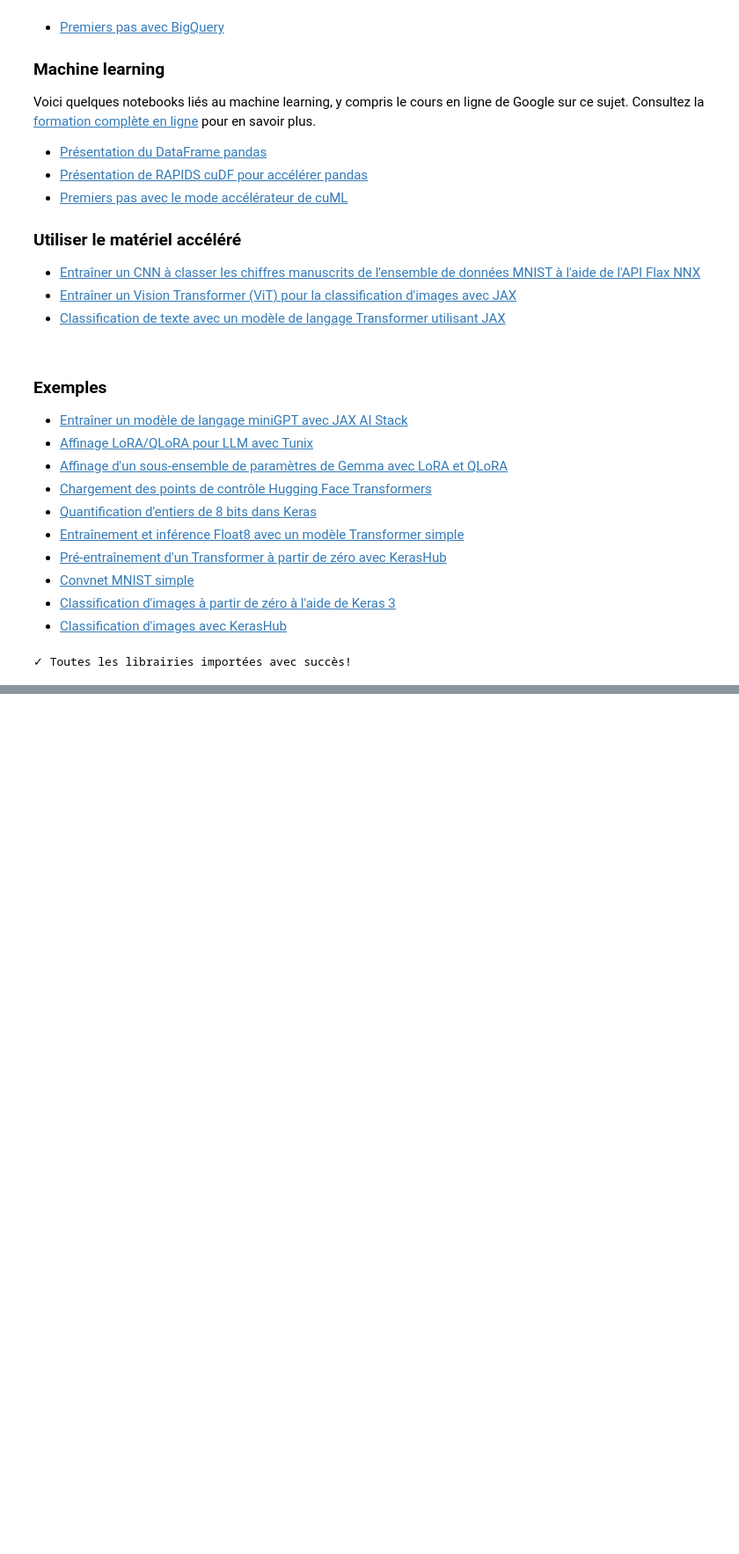
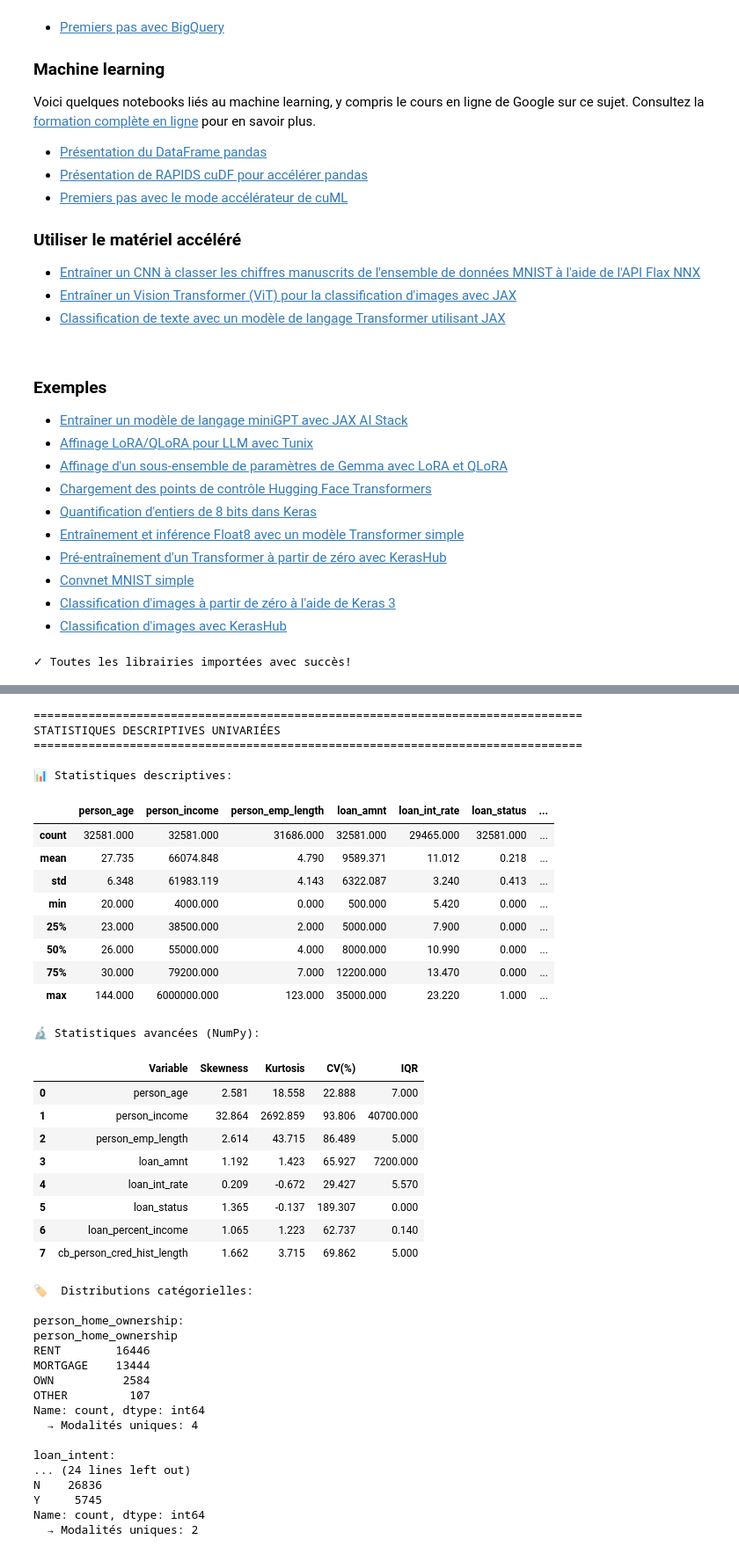
Before and after one commit to newdevdima/newdevdima.github.io, a Jupyter notebook: Bienvenue_dans_Colab.ipynb, the cells around one changed output, grey strips where cells are left out. Shown at 88% size. Saved outputs shown, nothing was run; the diff lists cells and outputs as text; code cells hidden in the pictures; blank space fills up the shorter version.

```diff
--- a/Bienvenue_dans_Colab.ipynb
+++ b/Bienvenue_dans_Colab.ipynb
@@ -259,0 +355,68 @@ print("✓ Toutes les librairies importées avec succès!")
+# %%
+print("="*80)
+print("STATISTIQUES DESCRIPTIVES UNIVARIÉES")
+print("="*80)
+
+# Statistiques de base (Pandas)
+print("\n📊 Statistiques descriptives:")
+display(df[numeric_cols].describe())
+
+# Statistiques avancées avec NumPy
+print("\n🔬 Statistiques avancées (NumPy):")
+stats_advanced = pd.DataFrame({
+    'Variable': numeric_cols,
+    'Skewness': [skew(df[col].dropna()) for col in numeric_cols],
+    'Kurtosis': [kurtosis(df[col].dropna()) for col in numeric_cols],
+    'CV(%)': [np.std(df[col].dropna())/np.mean(df[col].dropna())*100 for col in numeric_cols],
+    'IQR': [df[col].quantile(0.75) - df[col].quantile(0.25) for col in numeric_cols]
+})
+display(stats_advanced)
+
+# Variables catégorielles
+print("\n🏷️  Distributions catégorielles:")
+for col in categorical_cols:
+    print(f"\n{col}:")
+    print(df[col].value_counts())
+    print(f"  → Modalités uniques: {df[col].nunique()}")
+# %% [output]
+================================================================================
+STATISTIQUES DESCRIPTIVES UNIVARIÉES
+================================================================================
+
+📊 Statistiques descriptives:
+|  | person_age | person_income | person_emp_length | loan_amnt | loan_int_rate | loan_status | ... |
+| count | 32581.000 | 32581.000 | 31686.000 | 32581.000 | 29465.000 | 32581.000 | ... |
+| mean | 27.735 | 66074.848 | 4.790 | 9589.371 | 11.012 | 0.218 | ... |
+| std | 6.348 | 61983.119 | 4.143 | 6322.087 | 3.240 | 0.413 | ... |
+| min | 20.000 | 4000.000 | 0.000 | 500.000 | 5.420 | 0.000 | ... |
+| 25% | 23.000 | 38500.000 | 2.000 | 5000.000 | 7.900 | 0.000 | ... |
+| 50% | 26.000 | 55000.000 | 4.000 | 8000.000 | 10.990 | 0.000 | ... |
+| 75% | 30.000 | 79200.000 | 7.000 | 12200.000 | 13.470 | 0.000 | ... |
+| max | 144.000 | 6000000.000 | 123.000 | 35000.000 | 23.220 | 1.000 | ... |
+🔬 Statistiques avancées (NumPy):
+|  | Variable | Skewness | Kurtosis | CV(%) | IQR |
+| 0 | person_age | 2.581 | 18.558 | 22.888 | 7.000 |
+| 1 | person_income | 32.864 | 2692.859 | 93.806 | 40700.000 |
+| 2 | person_emp_length | 2.614 | 43.715 | 86.489 | 5.000 |
+| 3 | loan_amnt | 1.192 | 1.423 | 65.927 | 7200.000 |
+| 4 | loan_int_rate | 0.209 | -0.672 | 29.427 | 5.570 |
+| 5 | loan_status | 1.365 | -0.137 | 189.307 | 0.000 |
+| 6 | loan_percent_income | 1.065 | 1.223 | 62.737 | 0.140 |
+| 7 | cb_person_cred_hist_length | 1.662 | 3.715 | 69.862 | 5.000 |
+🏷️  Distributions catégorielles:
+
+person_home_ownership:
+person_home_ownership
+RENT        16446
+MORTGAGE    13444
+OWN          2584
+OTHER         107
+Name: count, dtype: int64
+  → Modalités uniques: 4
+
+loan_intent:
+... (24 lines left out)
+N    26836
+Y     5745
+Name: count, dtype: int64
+  → Modalités uniques: 2
```
Also changed, not shown: parts of 4 cells of this notebook.
